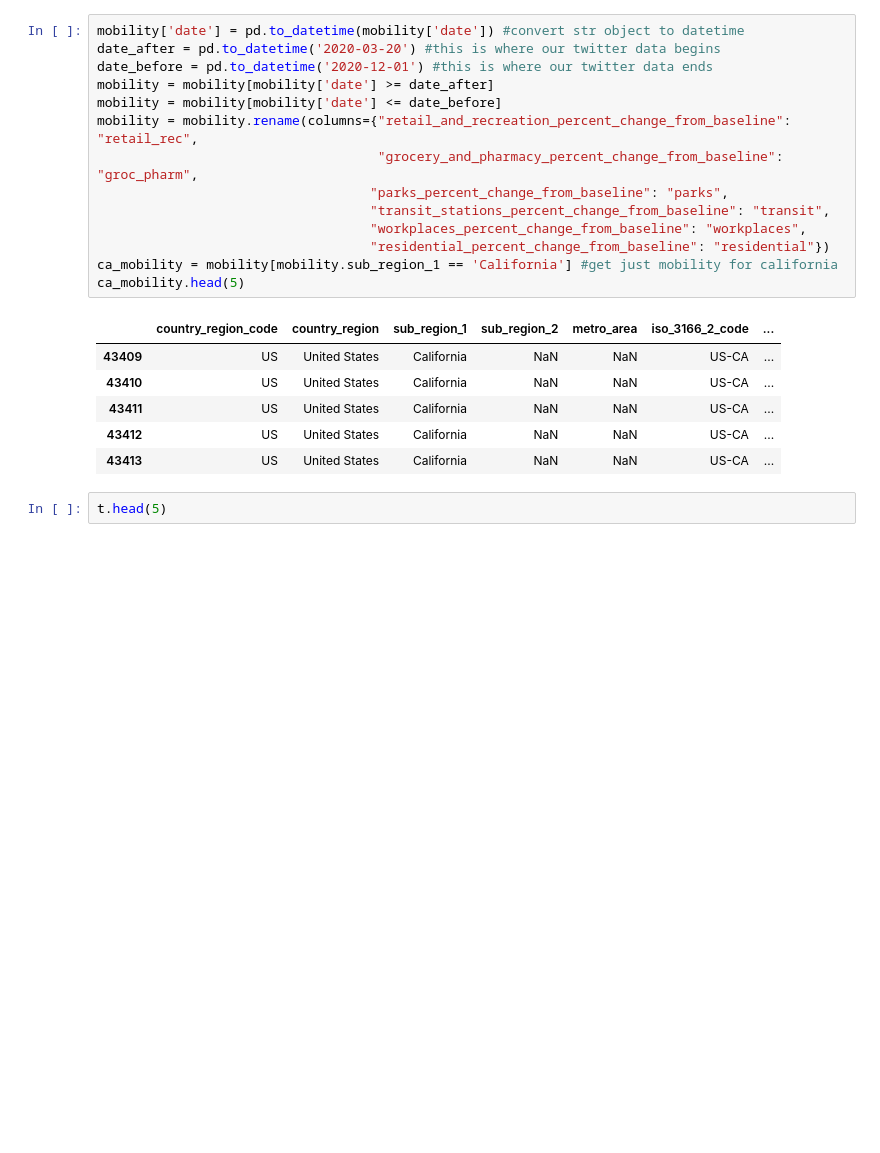
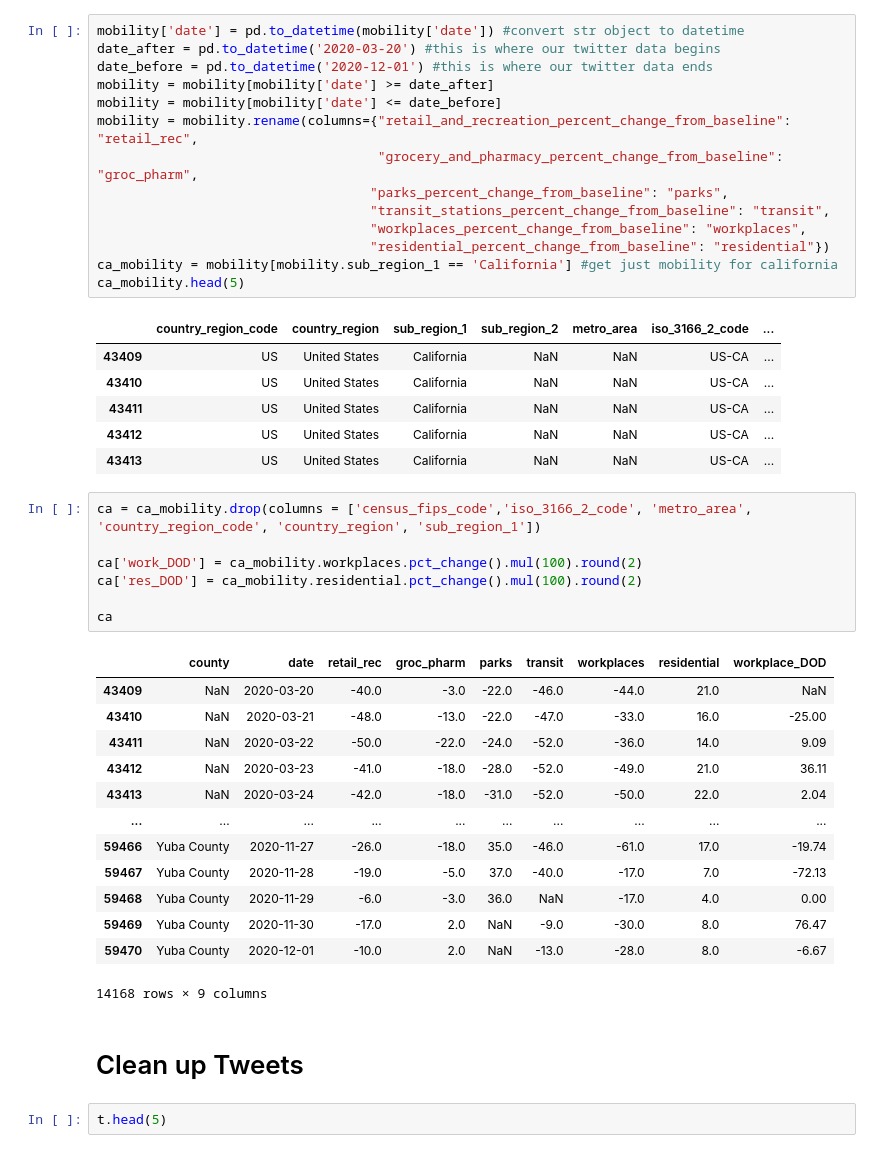
Before and after one commit to swethapola/w207_finalproject, a Jupyter notebook: notebooks/tweet_mobility.ipynb, the cells around one changed output. Cells and saved outputs as stored; diff of their text form; blank space fills up the shorter version.

Commit message:
saving mobility work to pull

```diff
--- a/notebooks/tweet_mobility.ipynb
+++ b/notebooks/tweet_mobility.ipynb
@@ -33,6 +37,29 @@ ca_mobility.head(5)
 | 43411 | US | United States | California | NaN | NaN | US-CA | ... |
 | 43412 | US | United States | California | NaN | NaN | US-CA | ... |
 | 43413 | US | United States | California | NaN | NaN | US-CA | ... |
+# %%
+ca = ca_mobility.drop(columns = ['census_fips_code','iso_3166_2_code', 'metro_area', 'country_region_code', 'country_region', 'sub_region_1'])
+
+ca['work_DOD'] = ca_mobility.workplaces.pct_change().mul(100).round(2)
+ca['res_DOD'] = ca_mobility.residential.pct_change().mul(100).round(2)
+
+ca
+# %% [output]
+|  | county | date | retail_rec | groc_pharm | parks | transit | workplaces | residential | workplace_DOD |
+| 43409 | NaN | 2020-03-20 | -40.0 | -3.0 | -22.0 | -46.0 | -44.0 | 21.0 | NaN |
+| 43410 | NaN | 2020-03-21 | -48.0 | -13.0 | -22.0 | -47.0 | -33.0 | 16.0 | -25.00 |
+| 43411 | NaN | 2020-03-22 | -50.0 | -22.0 | -24.0 | -52.0 | -36.0 | 14.0 | 9.09 |
+| 43412 | NaN | 2020-03-23 | -41.0 | -18.0 | -28.0 | -52.0 | -49.0 | 21.0 | 36.11 |
+| 43413 | NaN | 2020-03-24 | -42.0 | -18.0 | -31.0 | -52.0 | -50.0 | 22.0 | 2.04 |
+| ... | ... | ... | ... | ... | ... | ... | ... | ... | ... |
+| 59466 | Yuba County | 2020-11-27 | -26.0 | -18.0 | 35.0 | -46.0 | -61.0 | 17.0 | -19.74 |
+| 59467 | Yuba County | 2020-11-28 | -19.0 | -5.0 | 37.0 | -40.0 | -17.0 | 7.0 | -72.13 |
+| 59468 | Yuba County | 2020-11-29 | -6.0 | -3.0 | 36.0 | NaN | -17.0 | 4.0 | 0.00 |
+| 59469 | Yuba County | 2020-11-30 | -17.0 | 2.0 | NaN | -9.0 | -30.0 | 8.0 | 76.47 |
+| 59470 | Yuba County | 2020-12-01 | -10.0 | 2.0 | NaN | -13.0 | -28.0 | 8.0 | -6.67 |
+14168 rows × 9 columns
+# %% [markdown]
+# Clean up Tweets
 # %%
 t.head(5)
 # %% [output]
```
Also changed, not shown: parts of 6 cells of this notebook.
